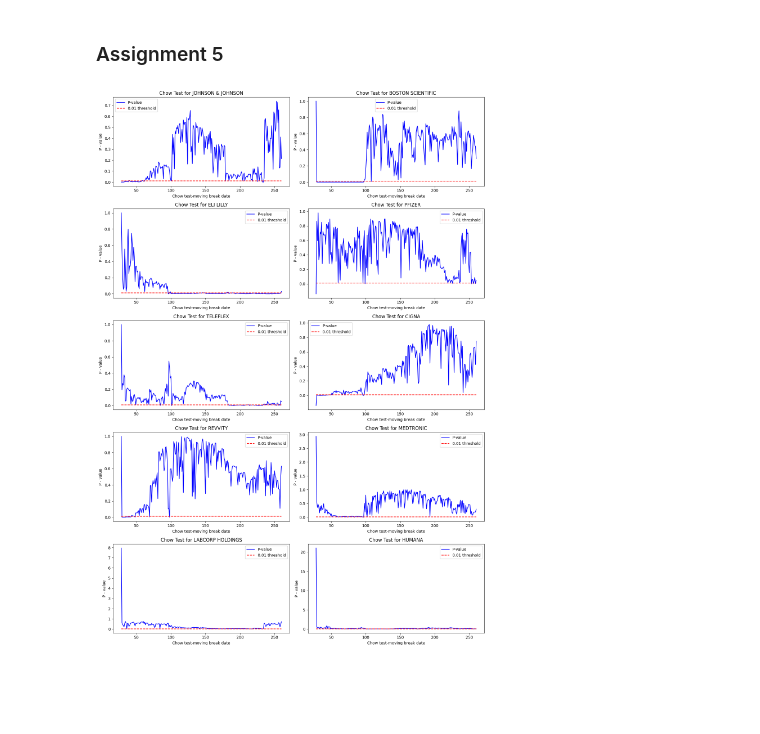
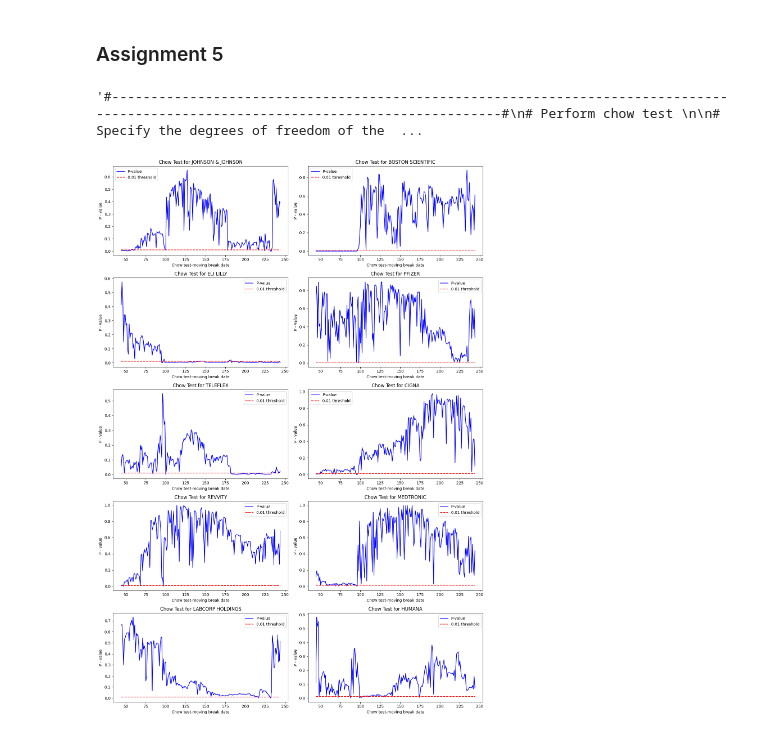
Before and after one commit to GiovanniGiorgioButEverybodyCallMeCot/CAPM-Regression, a Jupyter notebook: CAPM.ipynb, the cells around one changed output. Saved outputs shown, nothing was run; the diff lists cells and outputs as text; code cells hidden in the pictures; blank space fills up the shorter version.

```diff
--- a/CAPM.ipynb
+++ b/CAPM.ipynb
@@ -196,7 +196,7 @@ with open(output_file, "w") as f:
 # %% [markdown]
 ### Assignment 5
 # %%
-#-----------------------------------------------------------------------------------------------------------------------------------#
+'''#-----------------------------------------------------------------------------------------------------------------------------------#
 # Perform chow test
 
 # Specify the degrees of freedom of the model
@@ -232,7 +232,51 @@ for column in eEquities.columns:
         Fstat[date - width + 1] = ((RSSR - RSSU) / dof) / (RSSU / (T - 2 * dof))
         Pval[ date - width + 1] = 1 - sp.stats.f.cdf(Fstat[date - width + 1], dof, T - 2*dof)
     # Append P-values to list of results for all equities
-    Pvals.append(Pval)
+    Pvals.append(Pval)'''
+# %% [output]
+'#-----------------------------------------------------------------------------------------------------------------------------------#\n# Perform chow test \n\n# Specify the degrees of freedom of the  ...
+# %%
+#-----------------------------------------------------------------------------------------------------------------------------------#
+# Perform chow test
+
+# Specify the degrees of freedom of the model
+dof = 2
+# Initialize the list that will contain the P-values of all equities
+Pvals = []
+# Define the total number of data points for each equity
+T = len(eEquities)
+# Set minimum dimension of subset to use for unrestricted models
+width = int(0.15 * T)
+# Set extremes of the intervals for regression
+begin = width
+end = T - width
+
+# Loop over equities
+for column in eEquities.columns:
+    # Perform regression on the whole dataset for the considered equity
+    Res1 = sm.OLS(eEquities[column][1:T], eMKT_with_const[1:T]).fit()
+    # Compute residual sum of squares for restricted model
+    RSSR = Res1.ssr
+    # Preemptively allocate memory to store the results in order to speed up computations
+    Fstat = np.empty(end - begin - 1, dtype=float)  # Adjust size to skip the first date
+    Pval = np.empty(end - begin - 1, dtype=float)   # Adjust size to skip the first date
+
+    # Loop for dates within interval, starting from begin + 1 to skip the first date
+    for i, date in enumerate(range(begin + 1, end)):
+        X1 = np.column_stack((np.ones_like(eMKT[1:date]), eMKT[1:date]))
+        X2 = np.column_stack((np.ones_like(eMKT[date + 1:T]), eMKT[date + 1:T]))
+
+        # Compute residual sum of squares for unrestricted model as sum of residuals of the two regressions
+        res2A = sm.OLS(eEquities[column][1:date], X1).fit()
+        res2B = sm.OLS(eEquities[column][date + 1:T], X2).fit()
+        RSSU = res2A.ssr + res2B.ssr
+
+        # Save Fstat and Pval for the adjusted index `i`
+        Fstat[i] = ((RSSR - RSSU) / dof) / (RSSU / (T - 2 * dof))
+        Pval[i] = 1 - sp.stats.f.cdf(Fstat[i], dof, T - 2 * dof)
+
+    # Append P-values to list of results for all equities
+    Pvals.append(Pval)
 # %%
 #-----------------------------------------------------------------------------------------------------------------------------------#
 # Plot results
@@ -241,32 +285,32 @@ for column in eEquities.columns:
 num_equities = 10
 # Calculate the number of rows needed with two plots per row
 num_rows  = (num_equities + 1) // 2
 # Create the figure and axis grid
 fig, axes = plt.subplots(num_rows, 2, figsize=(14, 4 * num_rows))
 axes      = axes.flatten()  # Flatten the grid for easy indexing
 
 # Loop through each equity's p-values and plot them in the corresponding subplot
 for i, (pvals, column) in enumerate(zip(Pvals, eEquities.columns)):
     # Define the x-axis range for this equity
-    x_range = range(begin, end + 1)
+    x_range = range(begin+1, end)
 
     # Plot p-values for each equity on its respective axis
     axes[i].plot(x_range, pvals, label="P-value", color="b")
     axes[i].plot(x_range, 0.01 * np.ones_like(pvals), label="0.01 threshold", color="r", linestyle="--")
 
     # Label the plot and add a title
     axes[i].set_title(f"Chow Test for {column}")
     axes[i].set_xlabel('Chow test-moving break date')
     axes[i].set_ylabel('P - value')
     axes[i].legend()
 
 # Remove any empty subplots if the number of equities is odd
 if num_equities % 2 != 0:
     fig.delaxes(axes[-1])
 
 # Adjust layout and save the figure
 plt.tight_layout()
 plt.savefig('chowmoving.png', dpi=300)
 plt.show()
 # %% [output]
-[figure, old version]
+[figure, new version]
```
Also changed, not shown: 3 other files.
